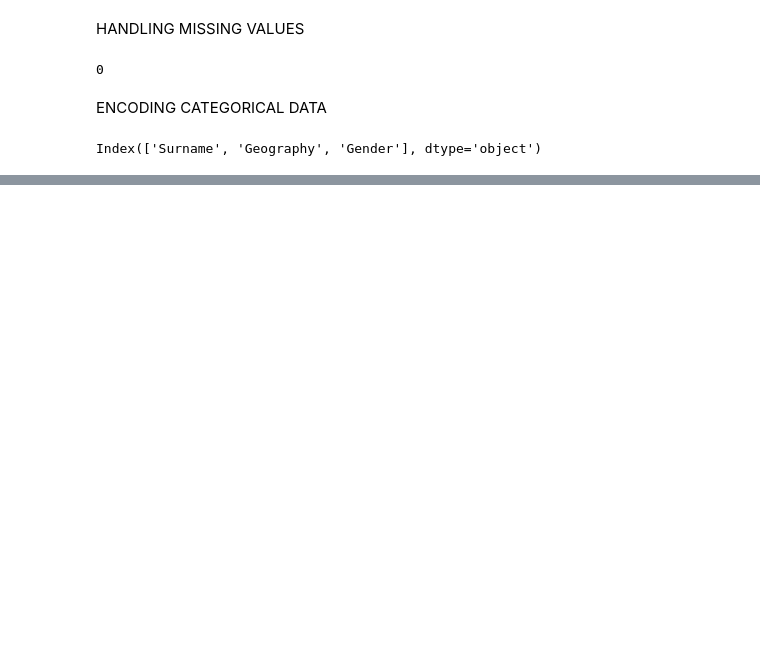
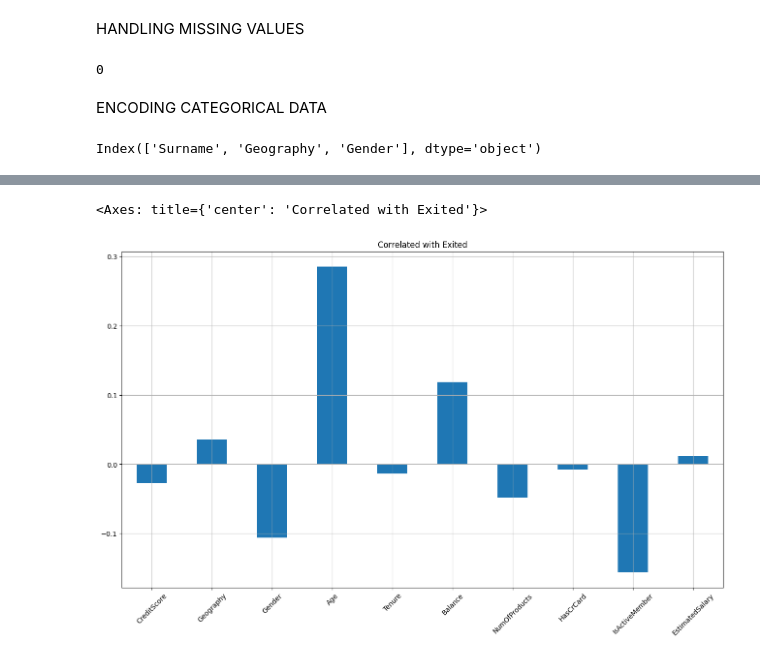
Before and after one commit to okechukwuchude/costomer-churn-rate-prediction, a Jupyter notebook: churn model.ipynb, the cells around one changed output, grey strips where cells are left out. Cells and saved outputs as stored; diff of their text form; code cells hidden in the pictures; blank space fills up the shorter version.

```diff
--- a/churn model.ipynb
+++ b/churn model.ipynb
@@ -98,0 +103,2 @@ dataset.head(5)
+# %%
+dataset2 = dataset.drop(columns='Exited')
@@ -98,0 +114,6 @@ dataset.head(5)
+# %%
+dataset2.corrwith(dataset['Exited']).plot.bar(
+    figsize=(16,9), title= 'Correlated with Exited', rot = 45, grid= True)
+# %% [output]
+<Axes: title={'center': 'Correlated with Exited'}>
+[figure, added]
```
Also changed, not shown: parts of 15 cells of this notebook.
